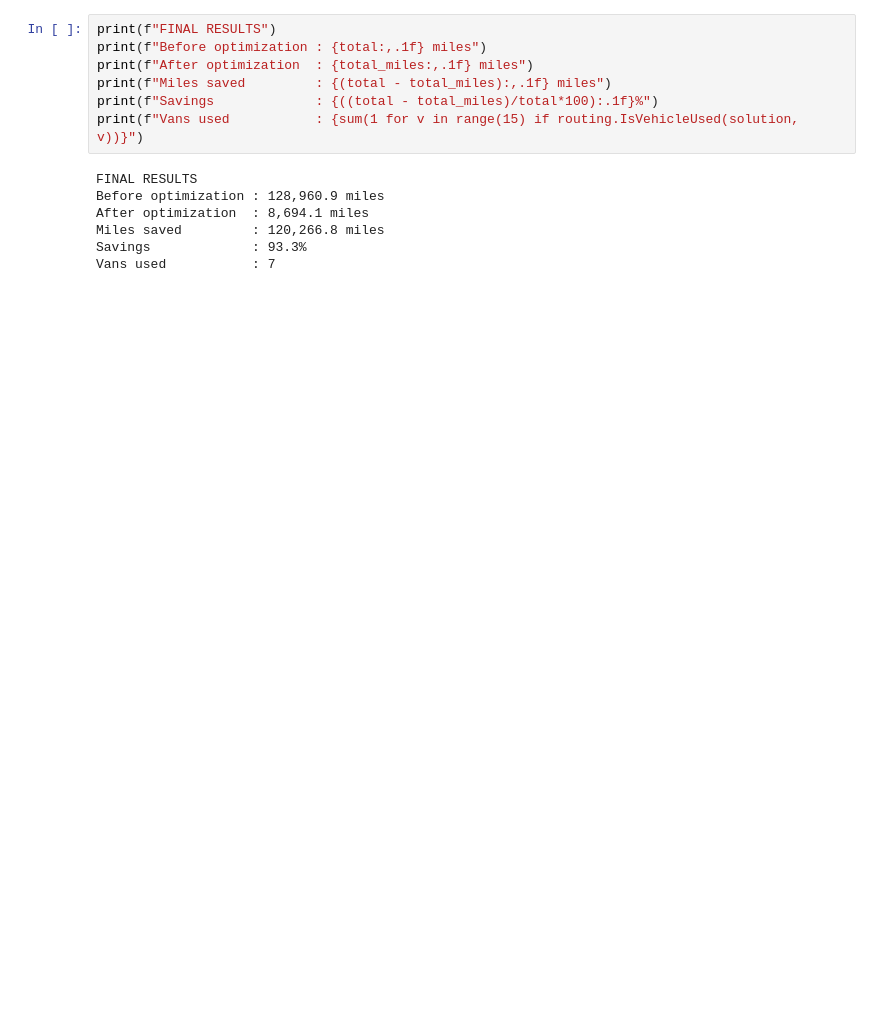
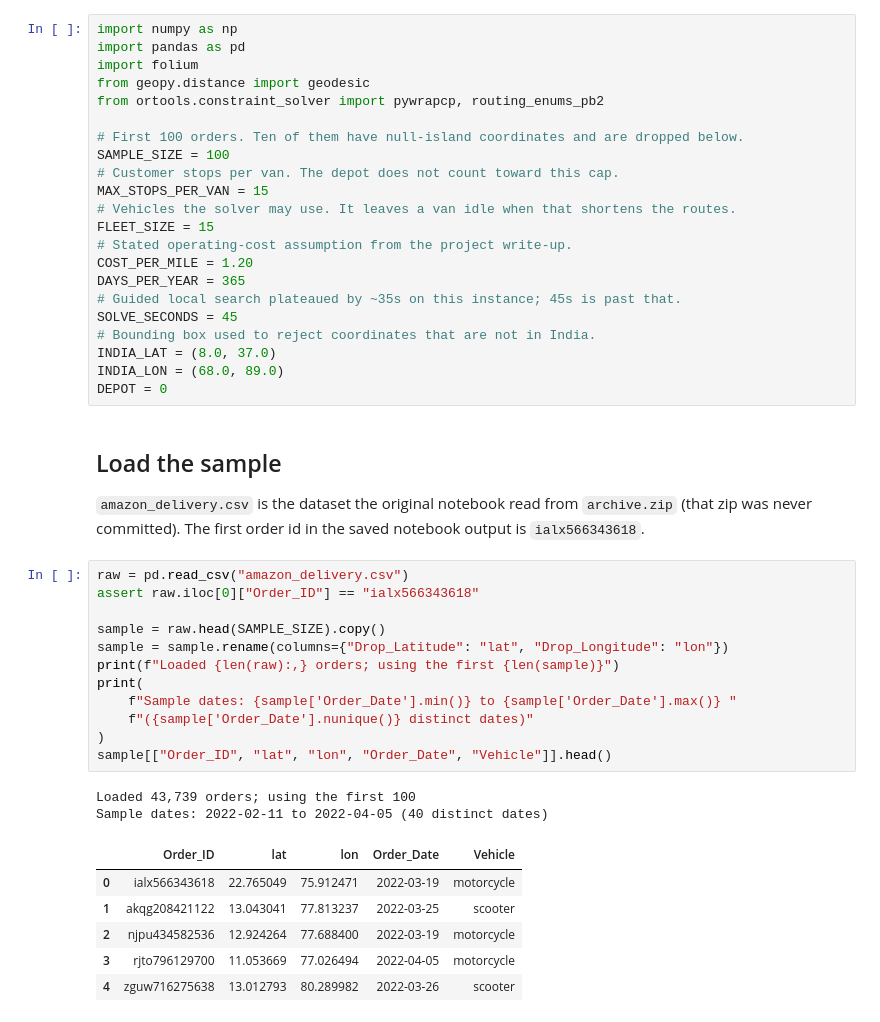
Before and after one commit to vennela22k/amazon-last-mile-optimizer, a Jupyter notebook: AmazonLastMileRouteOptimizer.ipynb, the cells around one changed output. Cells and saved outputs as stored; diff of their text form; blank space fills up the shorter version.

```diff
--- a/AmazonLastMileRouteOptimizer.ipynb
+++ b/AmazonLastMileRouteOptimizer.ipynb
@@ -232,14 +11,47 @@ NUMBER OF VANS USED: 7
-# %%
-print(f"FINAL RESULTS")
-print(f"Before optimization : {total:,.1f} miles")
-print(f"After optimization  : {total_miles:,.1f} miles")
-print(f"Miles saved         : {(total - total_miles):,.1f} miles")
-print(f"Savings             : {((total - total_miles)/total*100):.1f}%")
-print(f"Vans used           : {sum(1 for v in range(15) if routing.IsVehicleUsed(solution, v))}")
-# %% [output]
-FINAL RESULTS
-Before optimization : 128,960.9 miles
-After optimization  : 8,694.1 miles
-Miles saved         : 120,266.8 miles
-Savings             : 93.3%
-Vans used           : 7
+# %%
+import numpy as np
+import pandas as pd
+import folium
+from geopy.distance import geodesic
+from ortools.constraint_solver import pywrapcp, routing_enums_pb2
+
+# First 100 orders. Ten of them have null-island coordinates and are dropped below.
+SAMPLE_SIZE = 100
+# Customer stops per van. The depot does not count toward this cap.
+MAX_STOPS_PER_VAN = 15
+# Vehicles the solver may use. It leaves a van idle when that shortens the routes.
+FLEET_SIZE = 15
+# Stated operating-cost assumption from the project write-up.
+COST_PER_MILE = 1.20
+DAYS_PER_YEAR = 365
+# Guided local search plateaued by ~35s on this instance; 45s is past that.
+SOLVE_SECONDS = 45
+# Bounding box used to reject coordinates that are not in India.
+INDIA_LAT = (8.0, 37.0)
+INDIA_LON = (68.0, 89.0)
+DEPOT = 0
+# %% [markdown]
+## Load the sample
+
+`amazon_delivery.csv` is the dataset the original notebook read from `archive.zip` (that zip was never committed). The first order id in the saved notebook output is `ialx566343618`.
+# %%
+raw = pd.read_csv("amazon_delivery.csv")
+assert raw.iloc[0]["Order_ID"] == "ialx566343618"
+
+sample = raw.head(SAMPLE_SIZE).copy()
+sample = sample.rename(columns={"Drop_Latitude": "lat", "Drop_Longitude": "lon"})
+print(f"Loaded {len(raw):,} orders; using the first {len(sample)}")
+print(
+    f"Sample dates: {sample['Order_Date'].min()} to {sample['Order_Date'].max()} "
+    f"({sample['Order_Date'].nunique()} distinct dates)"
+)
+sample[["Order_ID", "lat", "lon", "Order_Date", "Vehicle"]].head()
+# %% [output]
+Loaded 43,739 orders; using the first 100
+Sample dates: 2022-02-11 to 2022-04-05 (40 distinct dates)
+|  | Order_ID | lat | lon | Order_Date | Vehicle |
+| 0 | ialx566343618 | 22.765049 | 75.912471 | 2022-03-19 | motorcycle |
+| 1 | akqg208421122 | 13.043041 | 77.813237 | 2022-03-25 | scooter |
+| 2 | njpu434582536 | 12.924264 | 77.688400 | 2022-03-19 | motorcycle |
+| 3 | rjto796129700 | 11.053669 | 77.026494 | 2022-04-05 | motorcycle |
+| 4 | zguw716275638 | 13.012793 | 80.289982 | 2022-03-26 | scooter |
```
Also changed, not shown: parts of 20 cells of this notebook, 5 other files.
